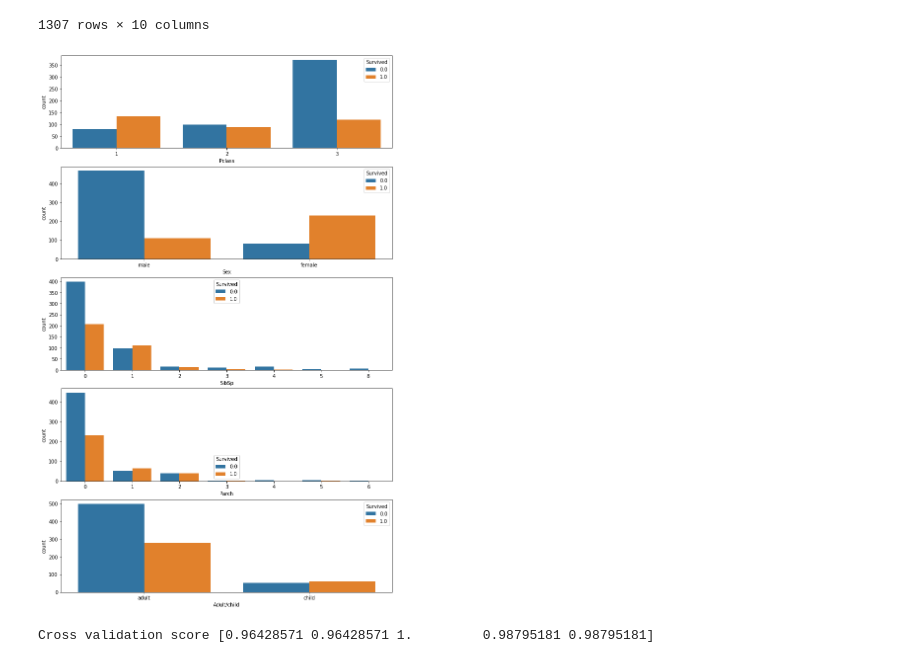
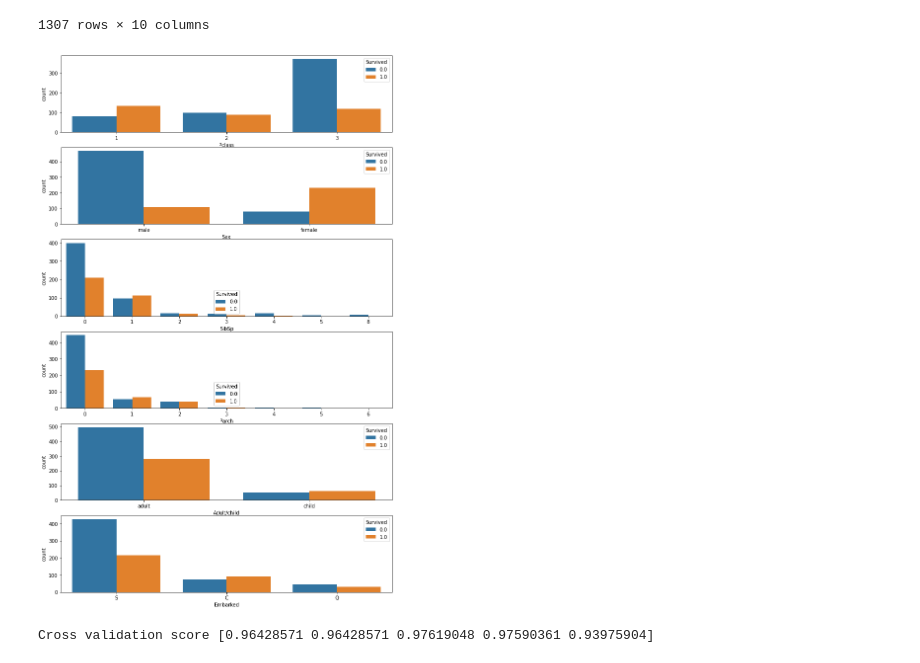
Before and after one commit to SanjanaS183/Random-forest-for-Titanic, a Jupyter notebook: my-titanic-project.ipynb, the cells around one changed output. Cells and saved outputs as stored; diff of their text form; code cells hidden in the pictures.

```diff
--- a/my-titanic-project.ipynb
+++ b/my-titanic-project.ipynb
@@ -130,20 +130,20 @@ x_test = df_test.drop(columns = 'Survived')
 # %%
 import matplotlib.pyplot as plt
 import seaborn as sns
-features = ['Pclass', 'Sex', 'SibSp','Parch', 'Adult/child']
+features = ['Pclass', 'Sex', 'SibSp','Parch', 'Adult/child', 'Embarked']
 
 
 fig=plt.figure(figsize=(12,20))
 for i, var in enumerate(features):
-    ax=fig.add_subplot(5,1,i+1)
+    ax=fig.add_subplot(6,1,i+1)
     sns.countplot(data=df_train, x=var, axes=ax, hue='Survived')
 plt.show()
 # %% [output]
-[figure, old version]
+[figure, new version]
 # %%
 from sklearn.ensemble import RandomForestClassifier
 from sklearn.model_selection import cross_val_score
-features = ["Sex","Pclass","SibSp","Parch", "Adult/child"]
+features = ["Sex","Pclass","SibSp","Parch", "Adult/child", "Embarked"]
 train_x = pd.get_dummies(x_train[features])
 test_x= pd.get_dummies(x_test[features])
 clf = RandomForestClassifier( n_estimators=20, max_depth=5)
@@ -153,7 +153,7 @@ score = cross_val_score(clf, test_x, pred)
 print('Cross validation score',score)
 pred = pred.astype(int)
 # %% [output]
-Cross validation score [0.96428571 0.96428571 1.         0.98795181 0.98795181]
+Cross validation score [0.96428571 0.96428571 0.97619048 0.97590361 0.93975904]
 # %%
 display(pred)
 output = pd.DataFrame({'PassengerId': x_test.PassengerId, 'Survived': pred})
```
Also changed, not shown: parts of 2 cells of this notebook.
